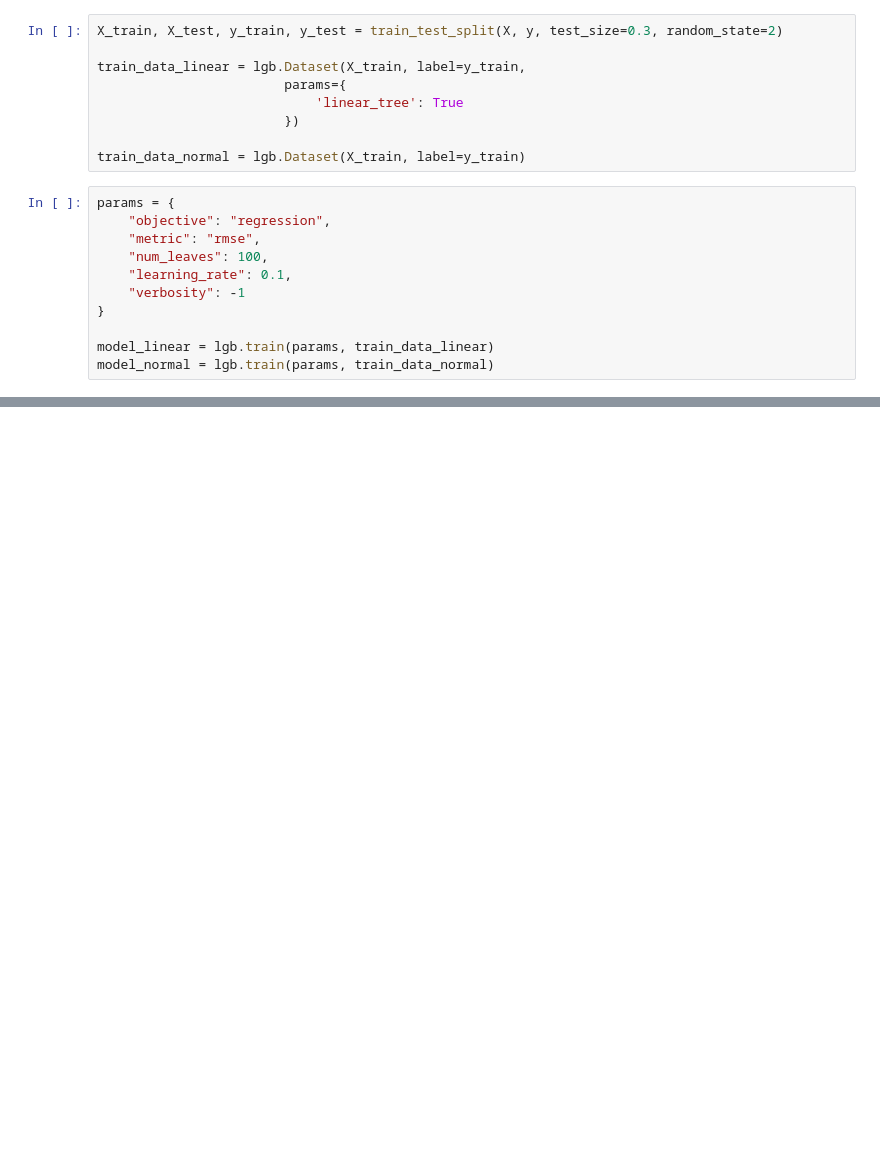
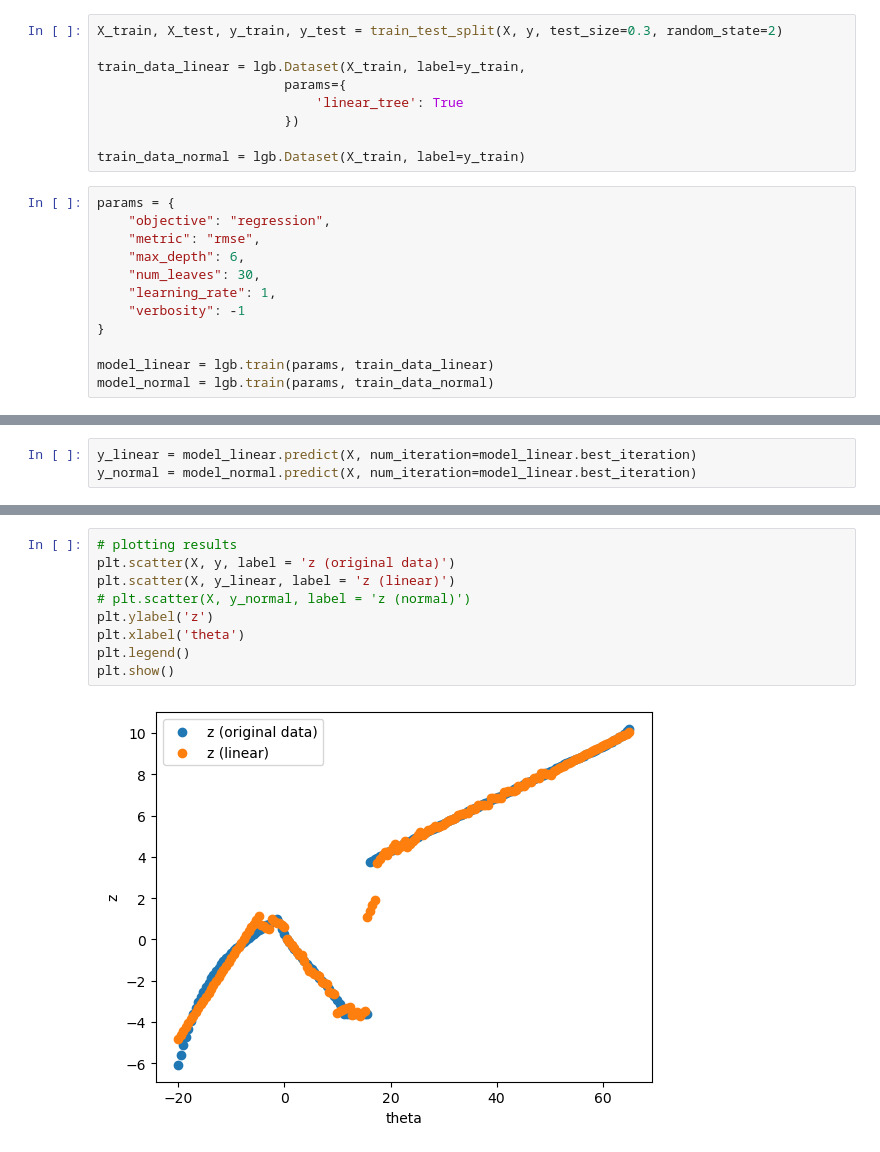
Before and after one commit to linshumeng/OMLT_ML, a Jupyter notebook: LightGBM_dataset.ipynb, the cells around one changed output, grey strips where cells are left out. Saved outputs shown, nothing was run; the diff lists cells and outputs as text; blank space fills up the shorter version.

Commit message:
Change the plot to scatter

```diff
--- a/LightGBM_dataset.ipynb
+++ b/LightGBM_dataset.ipynb
@@ -43,8 +45,9 @@ train_data_normal = lgb.Dataset(X_train, label=y_train)
 params = {
     "objective": "regression",
     "metric": "rmse",
-    "num_leaves": 100,
-    "learning_rate": 0.1,
+    "max_depth": 6,
+    "num_leaves": 30,
+    "learning_rate": 1,
     "verbosity": -1
 }
 
@@ -72,0 +65,3 @@ Normal trees error: 1.069
+# %%
+y_linear = model_linear.predict(X, num_iteration=model_linear.best_iteration)
+y_normal = model_normal.predict(X, num_iteration=model_linear.best_iteration)
@@ -72,0 +88,11 @@ Normal trees error: 1.069
+# %%
+# plotting results
+plt.scatter(X, y, label = 'z (original data)')
+plt.scatter(X, y_linear, label = 'z (linear)')
+# plt.scatter(X, y_normal, label = 'z (normal)')
+plt.ylabel('z')
+plt.xlabel('theta')
+plt.legend()
+plt.show()
+# %% [output]
+[figure, added]
```
Also changed, not shown: parts of 5 cells of this notebook.
